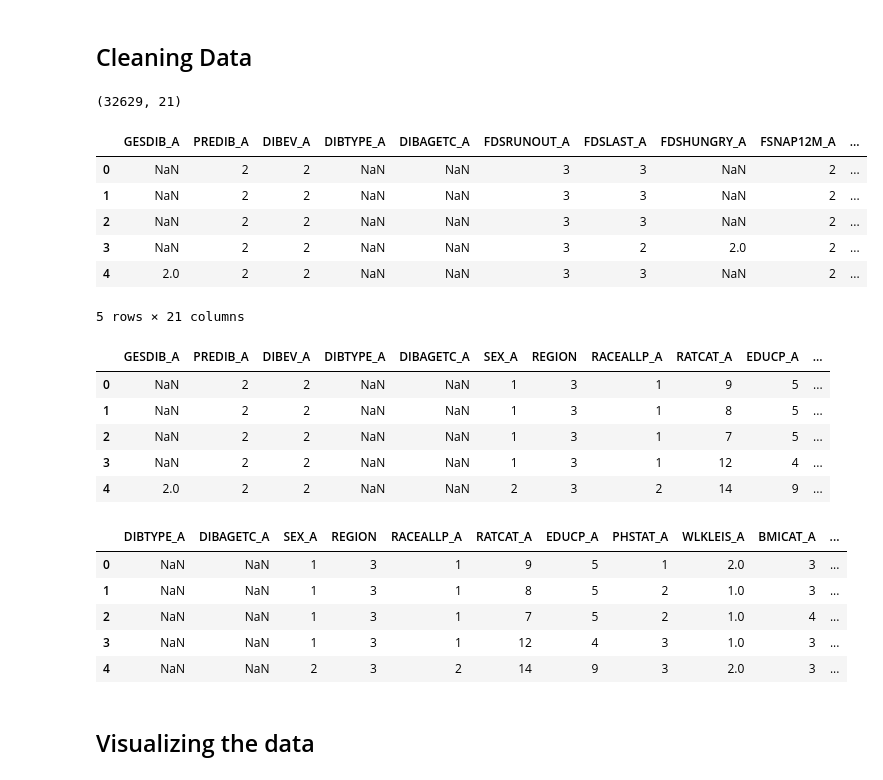
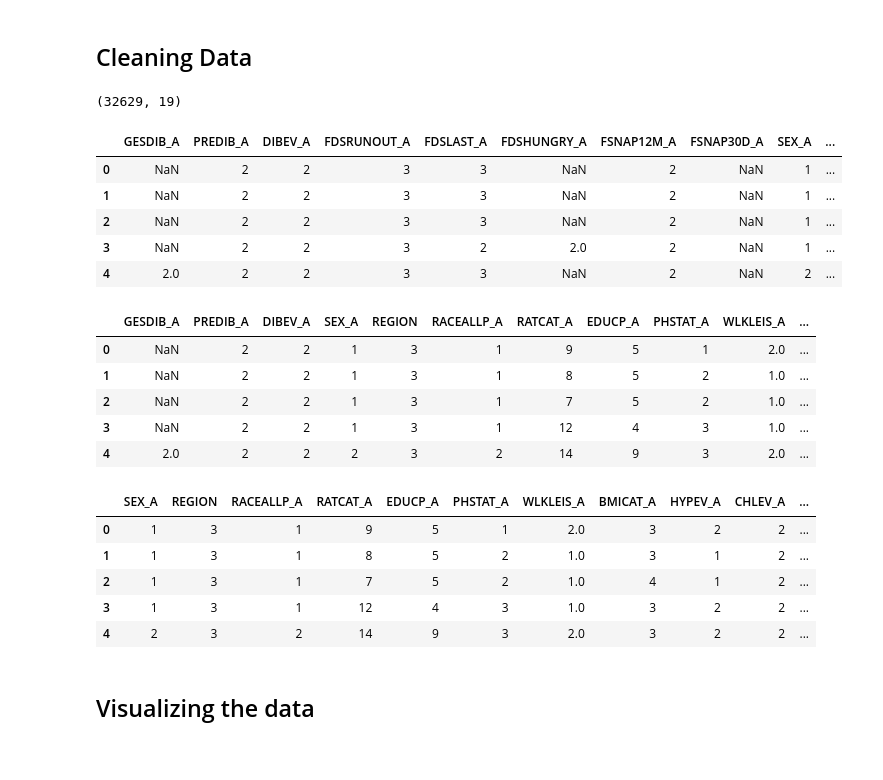
Before and after one commit to nladocsi/DS3001_F25_Project, a Jupyter notebook: Milestone3.ipynb, the cells around one changed output. Cells and saved outputs as stored; diff of their text form; code cells hidden in the pictures.

```diff
--- a/Milestone3.ipynb
+++ b/Milestone3.ipynb
@@ -26,22 +26,21 @@ df.head()
 ## Cleaning Data
 # %%
 #Keeping Only Columns of Interest
-cols = ['GESDIB_A', 'PREDIB_A', 'DIBEV_A', 'DIBTYPE_A',
-        'DIBAGETC_A', 'FDSRUNOUT_A', 'FDSLAST_A',
+cols = ['GESDIB_A', 'PREDIB_A', 'DIBEV_A',
+        'FDSRUNOUT_A', 'FDSLAST_A',
         'FDSHUNGRY_A','FSNAP12M_A', 'FSNAP30D_A', 'SEX_A', 'REGION', 'RACEALLP_A',
         'RATCAT_A', 'EDUCP_A', 'PHSTAT_A', 'WLKLEIS_A', 'BMICAT_A', 'HYPEV_A','CHLEV_A','AGEP_A']
 df = df[cols]
 print(df.shape, '\n')
 df.head()
 # %% [output]
-(32629, 21)
+(32629, 19)
-|  | GESDIB_A | PREDIB_A | DIBEV_A | DIBTYPE_A | DIBAGETC_A | FDSRUNOUT_A | FDSLAST_A | FDSHUNGRY_A | FSNAP12M_A | ... |
-| 0 | NaN | 2 | 2 | NaN | NaN | 3 | 3 | NaN | 2 | ... |
-| 1 | NaN | 2 | 2 | NaN | NaN | 3 | 3 | NaN | 2 | ... |
-| 2 | NaN | 2 | 2 | NaN | NaN | 3 | 3 | NaN | 2 | ... |
-| 3 | NaN | 2 | 2 | NaN | NaN | 3 | 2 | 2.0 | 2 | ... |
-| 4 | 2.0 | 2 | 2 | NaN | NaN | 3 | 3 | NaN | 2 | ... |
+|  | GESDIB_A | PREDIB_A | DIBEV_A | FDSRUNOUT_A | FDSLAST_A | FDSHUNGRY_A | FSNAP12M_A | FSNAP30D_A | SEX_A | ... |
+| 0 | NaN | 2 | 2 | 3 | 3 | NaN | 2 | NaN | 1 | ... |
+| 1 | NaN | 2 | 2 | 3 | 3 | NaN | 2 | NaN | 1 | ... |
+| 2 | NaN | 2 | 2 | 3 | 3 | NaN | 2 | NaN | 1 | ... |
+| 3 | NaN | 2 | 2 | 3 | 2 | 2.0 | 2 | NaN | 1 | ... |
+| 4 | 2.0 | 2 | 2 | 3 | 3 | NaN | 2 | NaN | 2 | ... |
-5 rows × 21 columns
 # %%
 #Creating Food Insecurity Variable
 df[["FSNAP12M_A", "FSNAP30D_A", "FDSRUNOUT_A","FDSLAST_A", "FDSHUNGRY_A"]] = df[["FSNAP12M_A", "FSNAP30D_A", "FDSRUNOUT_A", "FDSLAST_A", "FDSHUNGRY_A"]].replace([7, 8, 9], np.nan)
@@ -53,12 +52,12 @@ df["FOOD_INS"] = np.where((df[["FSNAP12M_A", "FSNAP30D_A", "FDSRUNOUT_A", "FDSLA
 df = df.drop(columns=["FSNAP12M_A", "FSNAP30D_A", "FDSRUNOUT_A","FDSLAST_A", "FDSHUNGRY_A"])
 df.head()
 # %% [output]
-|  | GESDIB_A | PREDIB_A | DIBEV_A | DIBTYPE_A | DIBAGETC_A | SEX_A | REGION | RACEALLP_A | RATCAT_A | EDUCP_A | ... |
-| 0 | NaN | 2 | 2 | NaN | NaN | 1 | 3 | 1 | 9 | 5 | ... |
-| 1 | NaN | 2 | 2 | NaN | NaN | 1 | 3 | 1 | 8 | 5 | ... |
-| 2 | NaN | 2 | 2 | NaN | NaN | 1 | 3 | 1 | 7 | 5 | ... |
-| 3 | NaN | 2 | 2 | NaN | NaN | 1 | 3 | 1 | 12 | 4 | ... |
-| 4 | 2.0 | 2 | 2 | NaN | NaN | 2 | 3 | 2 | 14 | 9 | ... |
+|  | GESDIB_A | PREDIB_A | DIBEV_A | SEX_A | REGION | RACEALLP_A | RATCAT_A | EDUCP_A | PHSTAT_A | WLKLEIS_A | ... |
+| 0 | NaN | 2 | 2 | 1 | 3 | 1 | 9 | 5 | 1 | 2.0 | ... |
+| 1 | NaN | 2 | 2 | 1 | 3 | 1 | 8 | 5 | 2 | 1.0 | ... |
+| 2 | NaN | 2 | 2 | 1 | 3 | 1 | 7 | 5 | 2 | 1.0 | ... |
+| 3 | NaN | 2 | 2 | 1 | 3 | 1 | 12 | 4 | 3 | 1.0 | ... |
+| 4 | 2.0 | 2 | 2 | 2 | 3 | 2 | 14 | 9 | 3 | 2.0 | ... |
 # %%
 #Creating one variable for diabetes
 df[["PREDIB_A", "GESDIB_A", "DIBEV_A"]] = df[["PREDIB_A", "GESDIB_A", "DIBEV_A"]].replace([7, 8, 9], np.nan)
@@ -69,9 +68,9 @@ df = df.drop(columns=["PREDIB_A", "GESDIB_A", "DIBEV_A"])
 
 df.head()
 # %% [output]
-|  | DIBTYPE_A | DIBAGETC_A | SEX_A | REGION | RACEALLP_A | RATCAT_A | EDUCP_A | PHSTAT_A | WLKLEIS_A | BMICAT_A | ... |
-| 0 | NaN | NaN | 1 | 3 | 1 | 9 | 5 | 1 | 2.0 | 3 | ... |
-| 1 | NaN | NaN | 1 | 3 | 1 | 8 | 5 | 2 | 1.0 | 3 | ... |
-| 2 | NaN | NaN | 1 | 3 | 1 | 7 | 5 | 2 | 1.0 | 4 | ... |
-| 3 | NaN | NaN | 1 | 3 | 1 | 12 | 4 | 3 | 1.0 | 3 | ... |
-| 4 | NaN | NaN | 2 | 3 | 2 | 14 | 9 | 3 | 2.0 | 3 | ... |
+|  | SEX_A | REGION | RACEALLP_A | RATCAT_A | EDUCP_A | PHSTAT_A | WLKLEIS_A | BMICAT_A | HYPEV_A | CHLEV_A | ... |
+| 0 | 1 | 3 | 1 | 9 | 5 | 1 | 2.0 | 3 | 2 | 2 | ... |
+| 1 | 1 | 3 | 1 | 8 | 5 | 2 | 1.0 | 3 | 1 | 2 | ... |
+| 2 | 1 | 3 | 1 | 7 | 5 | 2 | 1.0 | 4 | 1 | 2 | ... |
+| 3 | 1 | 3 | 1 | 12 | 4 | 3 | 1.0 | 3 | 2 | 2 | ... |
+| 4 | 2 | 3 | 2 | 14 | 9 | 3 | 2.0 | 3 | 2 | 2 | ... |
```
Also changed, not shown: parts of 9 cells of this notebook.
